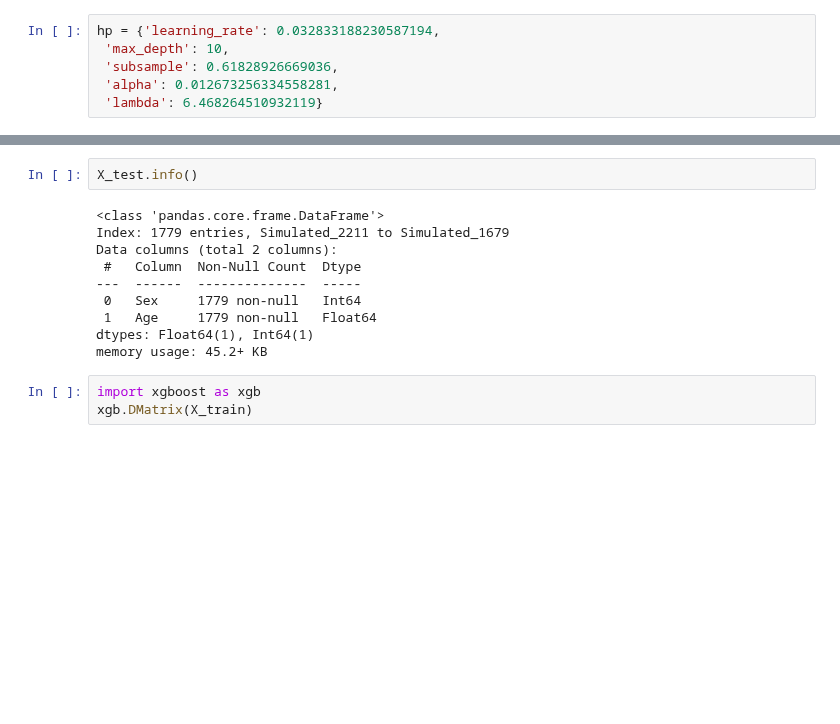
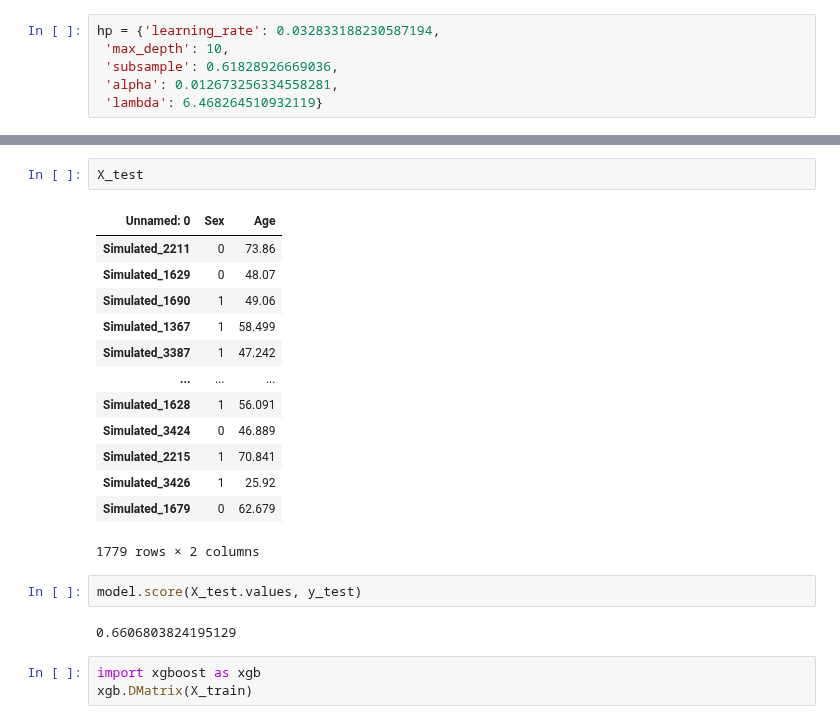
Before and after one commit to TristanFauvel/DreamHF, a Jupyter notebook: src/XGB.ipynb, the cells around one changed output, grey strips where cells are left out. Cells and saved outputs as stored; diff of their text form; blank space fills up the shorter version.

```diff
--- a/src/XGB.ipynb
+++ b/src/XGB.ipynb
@@ -217,15 +227,23 @@ ValueError: DataFrame.dtypes for data must be int, float, bool or category.  Whe
 # %%
-X_test.info()
+X_test
 # %% [output]
+| Unnamed: 0 | Sex | Age |
+| Simulated_2211 | 0 | 73.86 |
+| Simulated_1629 | 0 | 48.07 |
+| Simulated_1690 | 1 | 49.06 |
+| Simulated_1367 | 1 | 58.499 |
+| Simulated_3387 | 1 | 47.242 |
+| ... | ... | ... |
+| Simulated_1628 | 1 | 56.091 |
+| Simulated_3424 | 0 | 46.889 |
+| Simulated_2215 | 1 | 70.841 |
+| Simulated_3426 | 1 | 25.92 |
+| Simulated_1679 | 0 | 62.679 |
-<class 'pandas.core.frame.DataFrame'>
-Index: 1779 entries, Simulated_2211 to Simulated_1679
-Data columns (total 2 columns):
- #   Column  Non-Null Count  Dtype
----  ------  --------------  -----
- 0   Sex     1779 non-null   Int64
- 1   Age     1779 non-null   Float64
-dtypes: Float64(1), Int64(1)
-memory usage: 45.2+ KB
+1779 rows × 2 columns
+# %%
+model.score(X_test.values, y_test)
+# %% [output]
+0.6606803824195129
 # %%
 import xgboost as xgb
 xgb.DMatrix(X_train)
```
Also changed, not shown: parts of 2 cells of this notebook, 2 other files.
